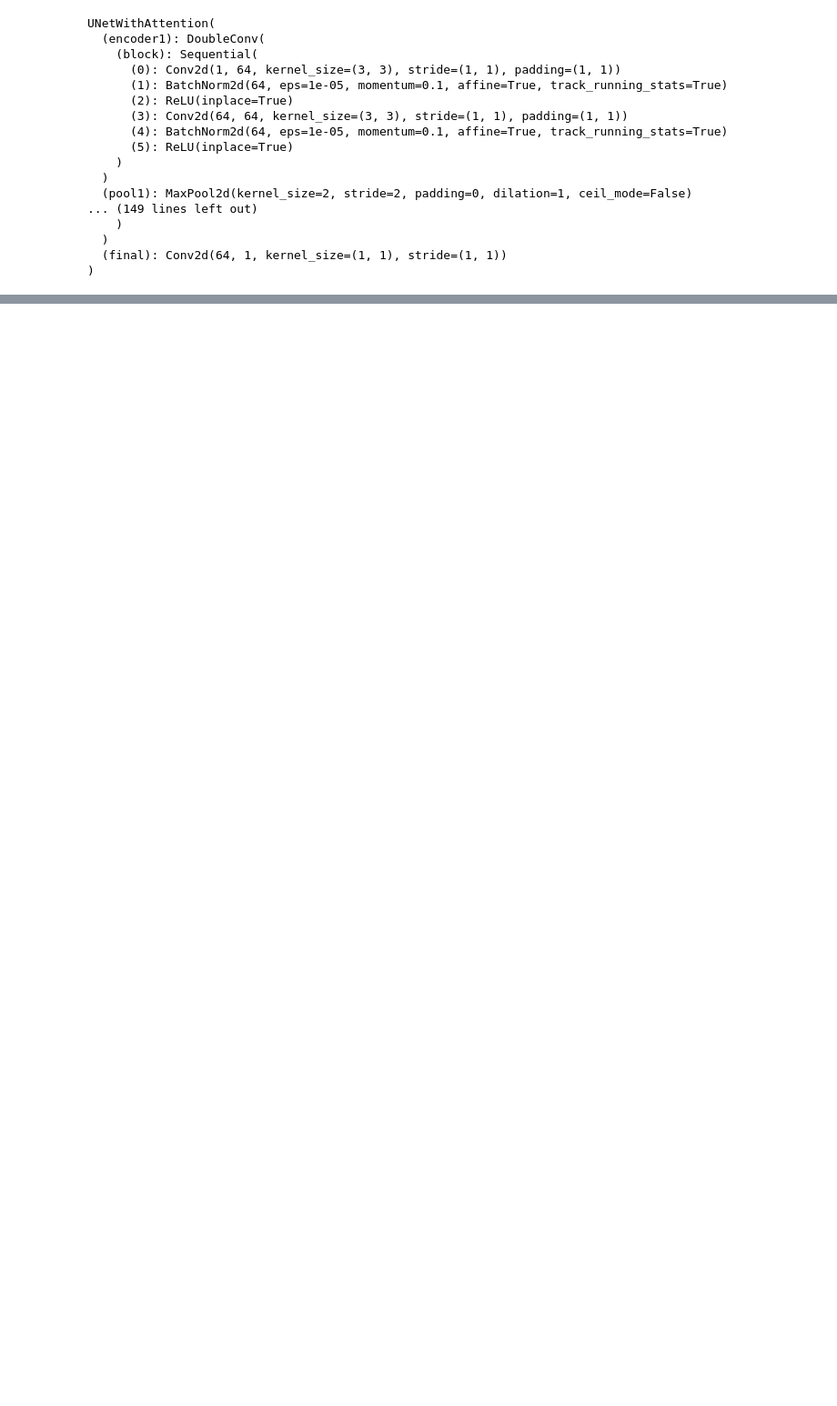
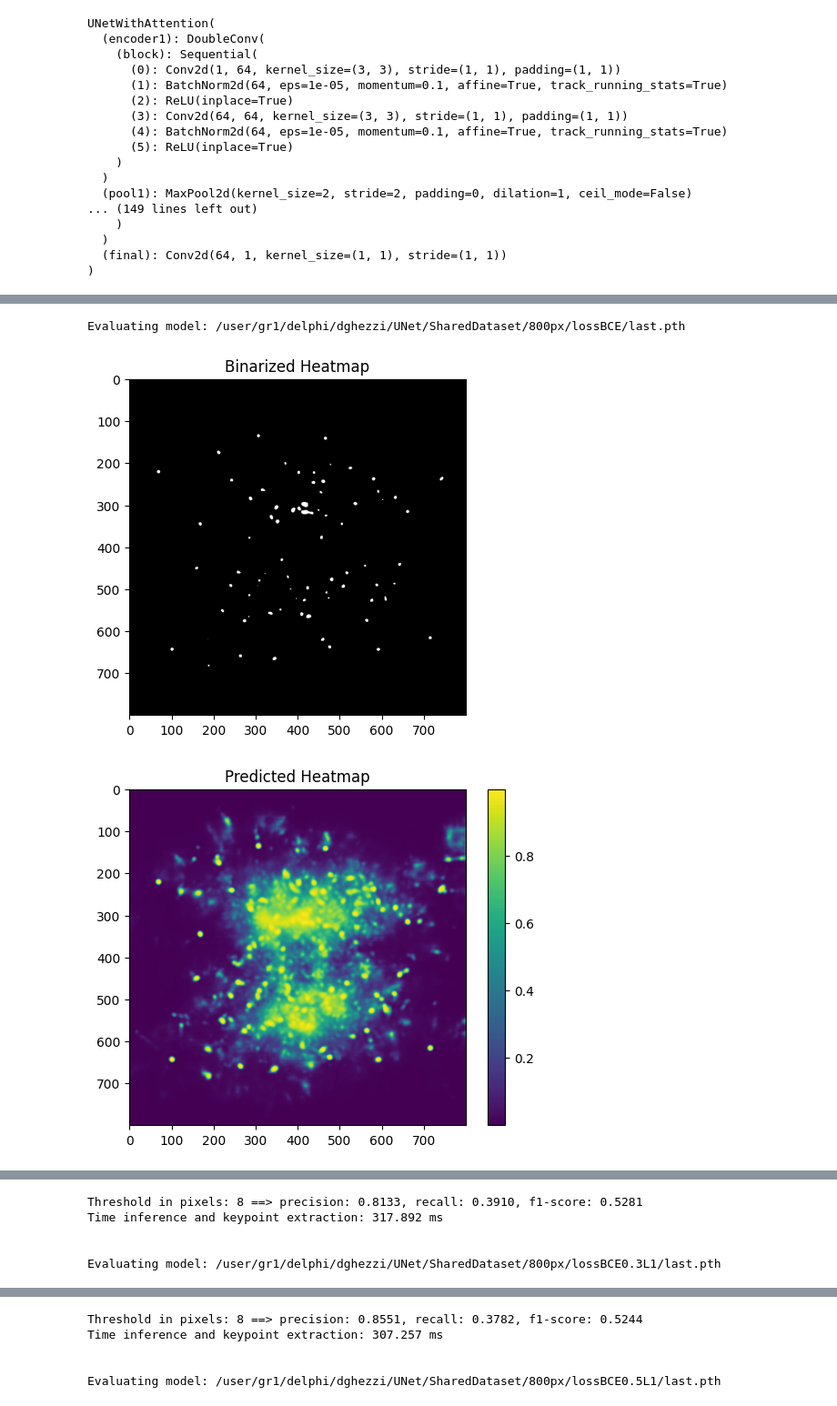
Before and after one commit to DanieleGhezzi25/A-Machine-Learning-Approach-for-Particle-Tracking-in-RICH-Detectors, a Jupyter notebook: UNet/SharedDataset/800px/inference_UNet800px.ipynb, the cells around one changed output, grey strips where cells are left out. Shown at 91% size. Cells and saved outputs as stored; diff of their text form; code cells hidden in the pictures; blank space fills up the shorter version.

```diff
--- a/UNet/SharedDataset/800px/inference_UNet800px.ipynb
+++ b/UNet/SharedDataset/800px/inference_UNet800px.ipynb
@@ -55,0 +56,33 @@ Threshold in pixels: 7.6 ==> precision: 0.7176, recall: 0.3910, f1-score: 0.5062
+# %%
+# faccio il paragone tra i modelli
+# 800px
+
+model_path1 = '/user/gr1/delphi/dghezzi/UNet/SharedDataset/800px/lossBCE/last.pth'
+model_path2 = '/user/gr1/delphi/dghezzi/UNet/SharedDataset/800px/lossBCE0.3L1/last.pth'
+model_path3 = '/user/gr1/delphi/dghezzi/UNet/SharedDataset/800px/lossBCE0.5L1/last.pth'
+model_path4 = '/user/gr1/delphi/dghezzi/UNet/SharedDataset/800px/lossBCEL1/last.pth'
+model_path5 = '/user/gr1/delphi/dghezzi/UNet/SharedDataset/800px/lossBCE2L1/last.pth'
+
+img_path = '/user/gr1/delphi/dghezzi/SharedDataset_22500_2500_150_175_npy/UNet/800px/images/val/event_8.npy'
+keypoints_gt = load_keypoints_from_csv('/user/gr1/delphi/dghezzi/SharedDataset_22500_2500_150_175_npy/UNet/800px/centers/val/event_8_centers.csv')
+
+for model_path in [model_path1, model_path2, model_path3, model_path4, model_path5]:
+    model = UNetWithAttention(in_channels=1, out_channels=1)
+    model.load_state_dict(torch.load(model_path, map_location=device))
+    model.to(device)
+    model.eval()
+
+    print(f"Evaluating model: {model_path}")
+
+    heatmap, keypoints_and_cov, time = infer_keypoints_from_image(img_path, model, device=device, show_mask=True, threshold=0.97, npy=True, sigmoid=True)
+    keypoints = [kp for kp, cov in keypoints_and_cov]
+
+    img_kp_pred_and_gr(keypoints_pred=keypoints, keypoints_gt=keypoints_gt, img_path=img_path)
+    pck_metrics = compute_pck_metrics(keypoints, keypoints_gt, thresholds=[8])
+    print(f'Threshold in pixels: 8 ==> precision: {pck_metrics[0][0]:.4f}, recall: {pck_metrics[1][0]:.4f}, f1-score: {pck_metrics[2][0]:.4f}')
+    print(f'Time inference and keypoint extraction: {time*1000:.3f} ms')
+    print("\n")
+# %% [output]
+Evaluating model: /user/gr1/delphi/dghezzi/UNet/SharedDataset/800px/lossBCE/last.pth
+[figure, added]
+[figure, added]
@@ -55,0 +90,5 @@ Threshold in pixels: 7.6 ==> precision: 0.7176, recall: 0.3910, f1-score: 0.5062
+Threshold in pixels: 8 ==> precision: 0.8133, recall: 0.3910, f1-score: 0.5281
+Time inference and keypoint extraction: 317.892 ms
+
+
+Evaluating model: /user/gr1/delphi/dghezzi/UNet/SharedDataset/800px/lossBCE0.3L1/last.pth
@@ -55,0 +98,5 @@ Threshold in pixels: 7.6 ==> precision: 0.7176, recall: 0.3910, f1-score: 0.5062
+Threshold in pixels: 8 ==> precision: 0.8551, recall: 0.3782, f1-score: 0.5244
+Time inference and keypoint extraction: 307.257 ms
+
+
+Evaluating model: /user/gr1/delphi/dghezzi/UNet/SharedDataset/800px/lossBCE0.5L1/last.pth
```
Also changed, not shown: parts of 3 cells of this notebook, 3 other files.
